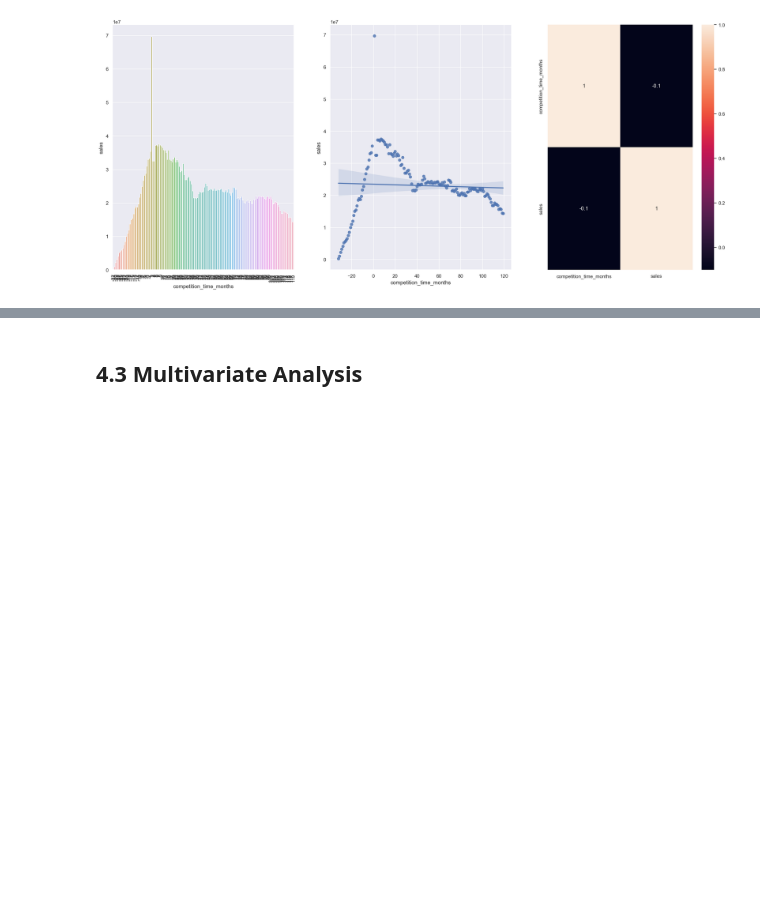
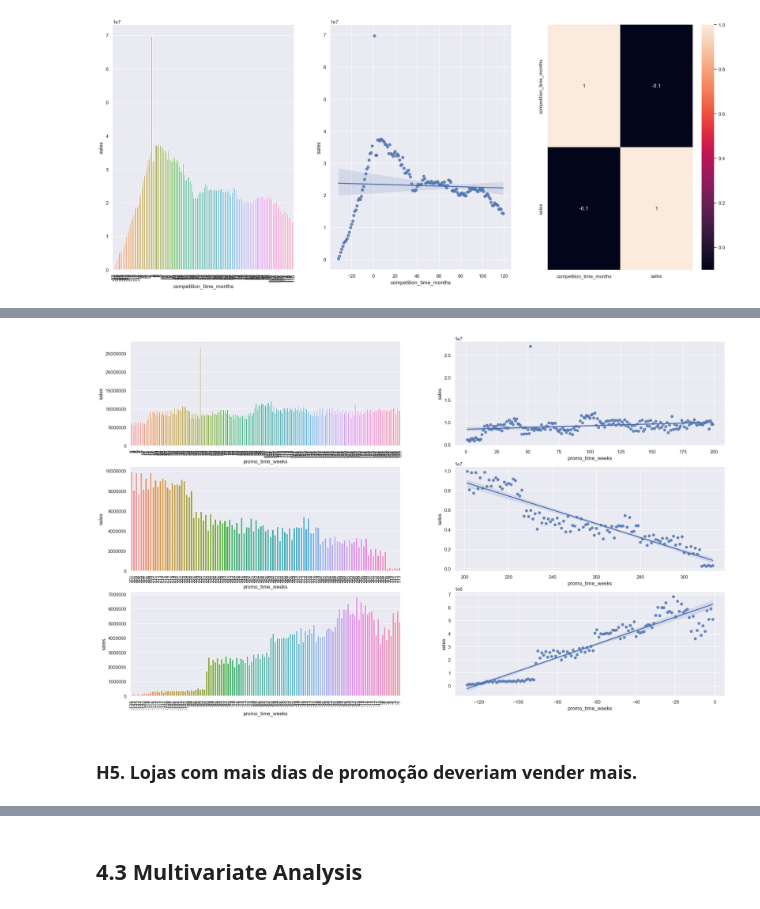
Before and after one commit to BlueBics/rossmann_sales_prediction, a Jupyter notebook: v01_store_sales_prediction.ipynb, the cells around one changed output, grey strips where cells are left out. Saved outputs shown, nothing was run; the diff lists cells and outputs as text; code cells hidden in the pictures; blank space fills up the shorter version.

```diff
--- a/v01_store_sales_prediction.ipynb
+++ b/v01_store_sales_prediction.ipynb
@@ -624,0 +618,38 @@ Index(['store', 'day_of_week', 'date', 'sales', 'promo', 'state_holiday',
+# %%
+#promo_time_weeks < 0 -> periodo de promocao regular
+#promo_time_weeks > 0 -> periodo de promocao estendido
+
+# plt.figure(figsize=(25,15))
+aux1 = df4[['promo_time_weeks','sales']].groupby('promo_time_weeks').sum().reset_index()
+
+plt.figure(figsize=(25,15))
+plt.subplot(3,2,1)
+promo_extended = aux1[(aux1['promo_time_weeks'] > 0) & (aux1['promo_time_weeks'] < 200)]
+sns.barplot(promo_extended, x='promo_time_weeks', y='sales')
+plt.ticklabel_format(style='plain', axis='y')
+plt.xticks(rotation=90)
+
+plt.subplot(3,2,2)
+sns.regplot(promo_extended, x='promo_time_weeks', y='sales')
+
+plt.subplot(3,2,3)
+promo_extended = aux1[aux1['promo_time_weeks'] > 200]
+sns.barplot(promo_extended, x='promo_time_weeks', y='sales')
+plt.ticklabel_format(style='plain', axis='y')
+plt.xticks(rotation=90)
+
+plt.subplot(3,2,4)
+sns.regplot(promo_extended, x='promo_time_weeks', y='sales')
+
+plt.subplot(3,2,5)
+promo_regular = aux1[aux1['promo_time_weeks'] < 0]
+sns.barplot(promo_regular, x='promo_time_weeks', y='sales')
+plt.ticklabel_format(style='plain', axis='y')
+plt.xticks(rotation=90)
+
+plt.subplot(3,2,6)
+sns.regplot(promo_regular, x='promo_time_weeks', y='sales');
+# %% [output]
+[figure, added]
+# %% [markdown]
+### **H5.** Lojas com mais dias de promoção deveriam vender mais.
```
Also changed, not shown: parts of 10 cells of this notebook.
